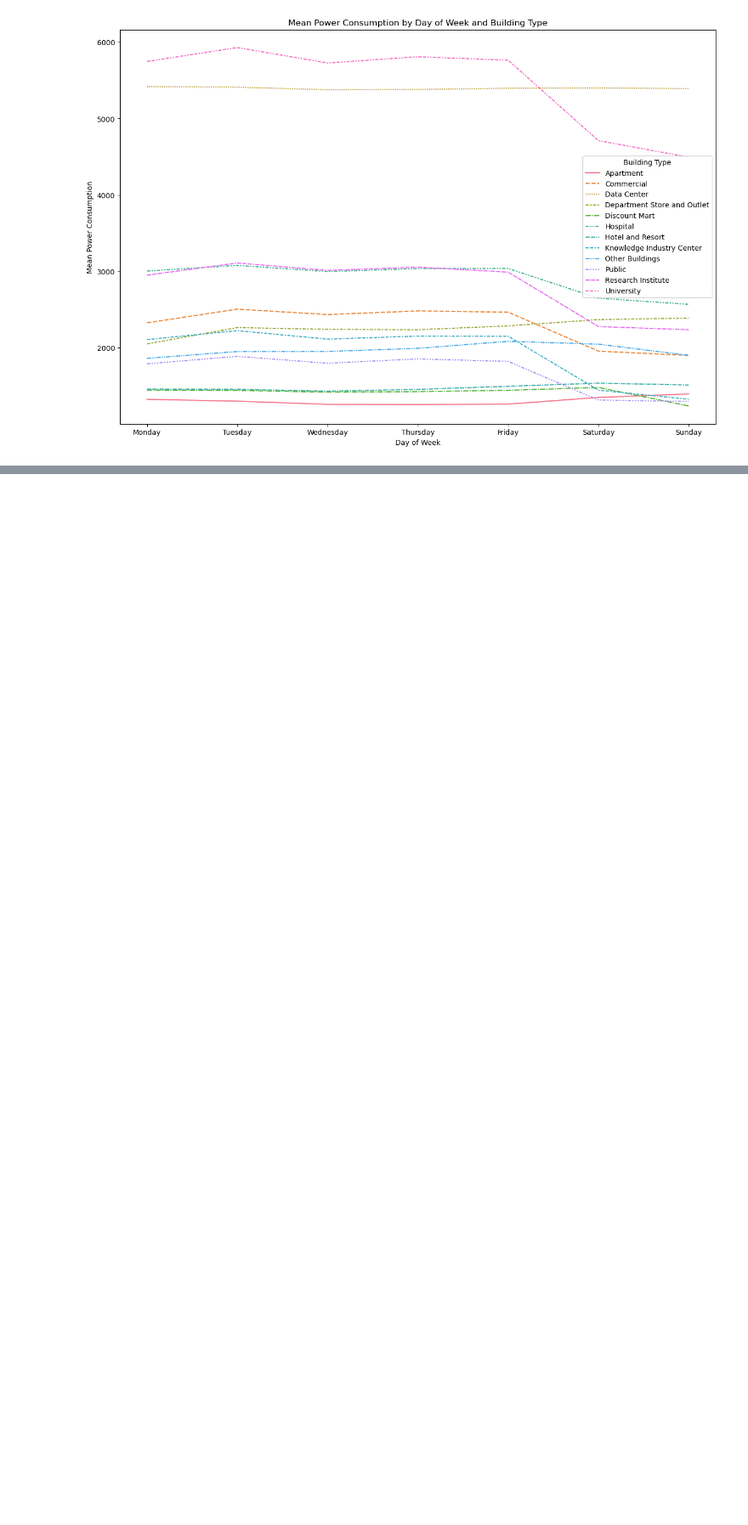
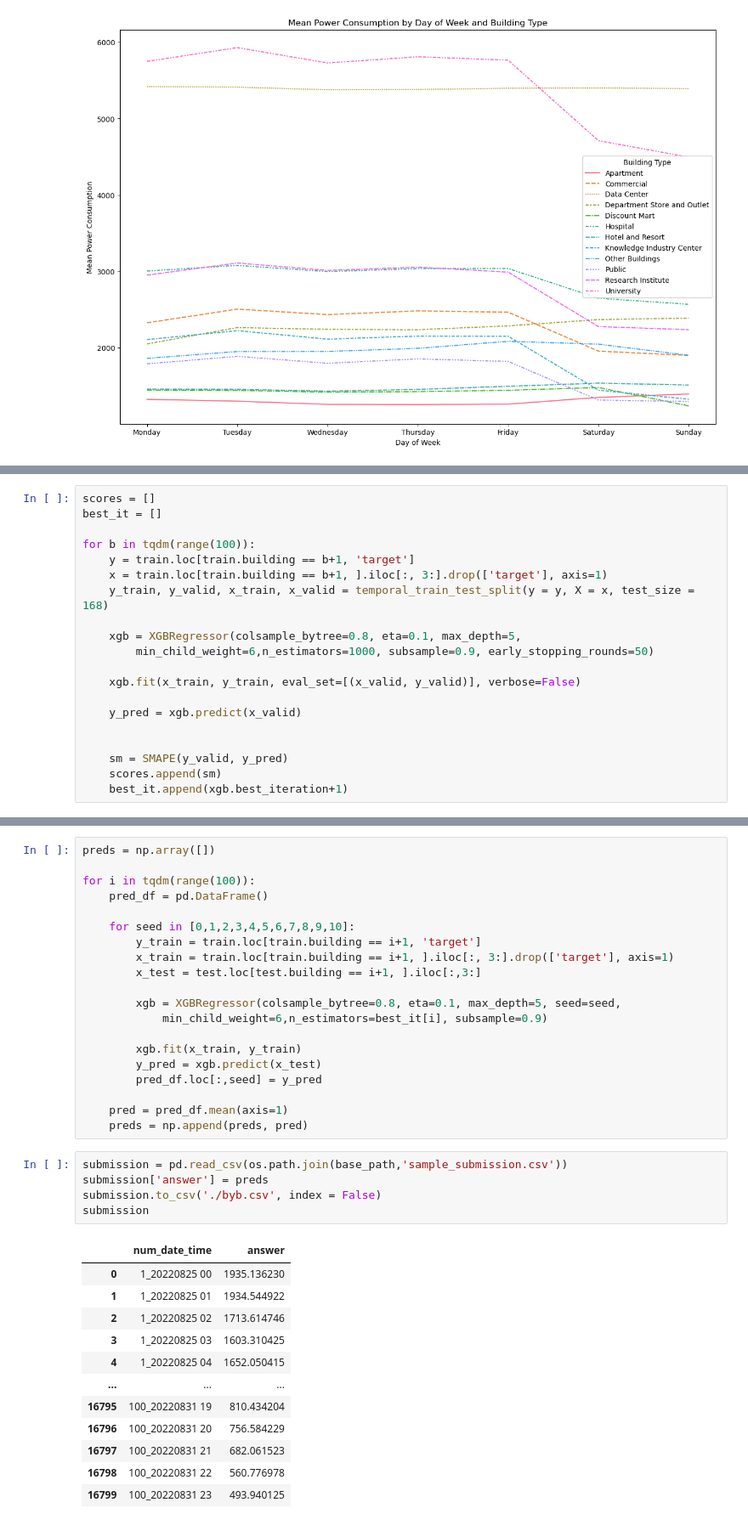
Before and after one commit to hypoxisaurea/electricity-usage-analysis, a Jupyter notebook: EDA.ipynb, the cells around one changed output, grey strips where cells are left out. Shown at 85% size. Saved outputs shown, nothing was run; the diff lists cells and outputs as text; blank space fills up the shorter version.

```diff
--- a/EDA.ipynb
+++ b/EDA.ipynb
@@ -291,0 +768,20 @@ plt.show()
+# %%
+scores = []
+best_it = []
+
+for b in tqdm(range(100)):
+    y = train.loc[train.building == b+1, 'target']
+    x = train.loc[train.building == b+1, ].iloc[:, 3:].drop(['target'], axis=1)
+    y_train, y_valid, x_train, x_valid = temporal_train_test_split(y = y, X = x, test_size = 168)
+
+    xgb = XGBRegressor(colsample_bytree=0.8, eta=0.1, max_depth=5,
+        min_child_weight=6,n_estimators=1000, subsample=0.9, early_stopping_rounds=50)
+
+    xgb.fit(x_train, y_train, eval_set=[(x_valid, y_valid)], verbose=False)
+
+    y_pred = xgb.predict(x_valid)
+
+
+    sm = SMAPE(y_valid, y_pred)
+    scores.append(sm)
+    best_it.append(xgb.best_iteration+1)
@@ -291,0 +794,38 @@ plt.show()
+# %%
+preds = np.array([])
+
+for i in tqdm(range(100)):
+    pred_df = pd.DataFrame()
+
+    for seed in [0,1,2,3,4,5,6,7,8,9,10]:
+        y_train = train.loc[train.building == i+1, 'target']
+        x_train = train.loc[train.building == i+1, ].iloc[:, 3:].drop(['target'], axis=1)
+        x_test = test.loc[test.building == i+1, ].iloc[:,3:]
+
+        xgb = XGBRegressor(colsample_bytree=0.8, eta=0.1, max_depth=5, seed=seed,
+            min_child_weight=6,n_estimators=best_it[i], subsample=0.9)
+
+        xgb.fit(x_train, y_train)
+        y_pred = xgb.predict(x_test)
+        pred_df.loc[:,seed] = y_pred
+
+    pred = pred_df.mean(axis=1)
+    preds = np.append(preds, pred)
+# %%
+submission = pd.read_csv(os.path.join(base_path,'sample_submission.csv'))
+submission['answer'] = preds
+submission.to_csv('./byb.csv', index = False)
+submission
+# %% [output]
+|  | num_date_time | answer |
+| 0 | 1_20220825 00 | 1935.136230 |
+| 1 | 1_20220825 01 | 1934.544922 |
+| 2 | 1_20220825 02 | 1713.614746 |
+| 3 | 1_20220825 03 | 1603.310425 |
+| 4 | 1_20220825 04 | 1652.050415 |
+| ... | ... | ... |
+| 16795 | 100_20220831 19 | 810.434204 |
+| 16796 | 100_20220831 20 | 756.584229 |
+| 16797 | 100_20220831 21 | 682.061523 |
+| 16798 | 100_20220831 22 | 560.776978 |
+| 16799 | 100_20220831 23 | 493.940125 |
```
Also changed, not shown: parts of 75 cells of this notebook.
